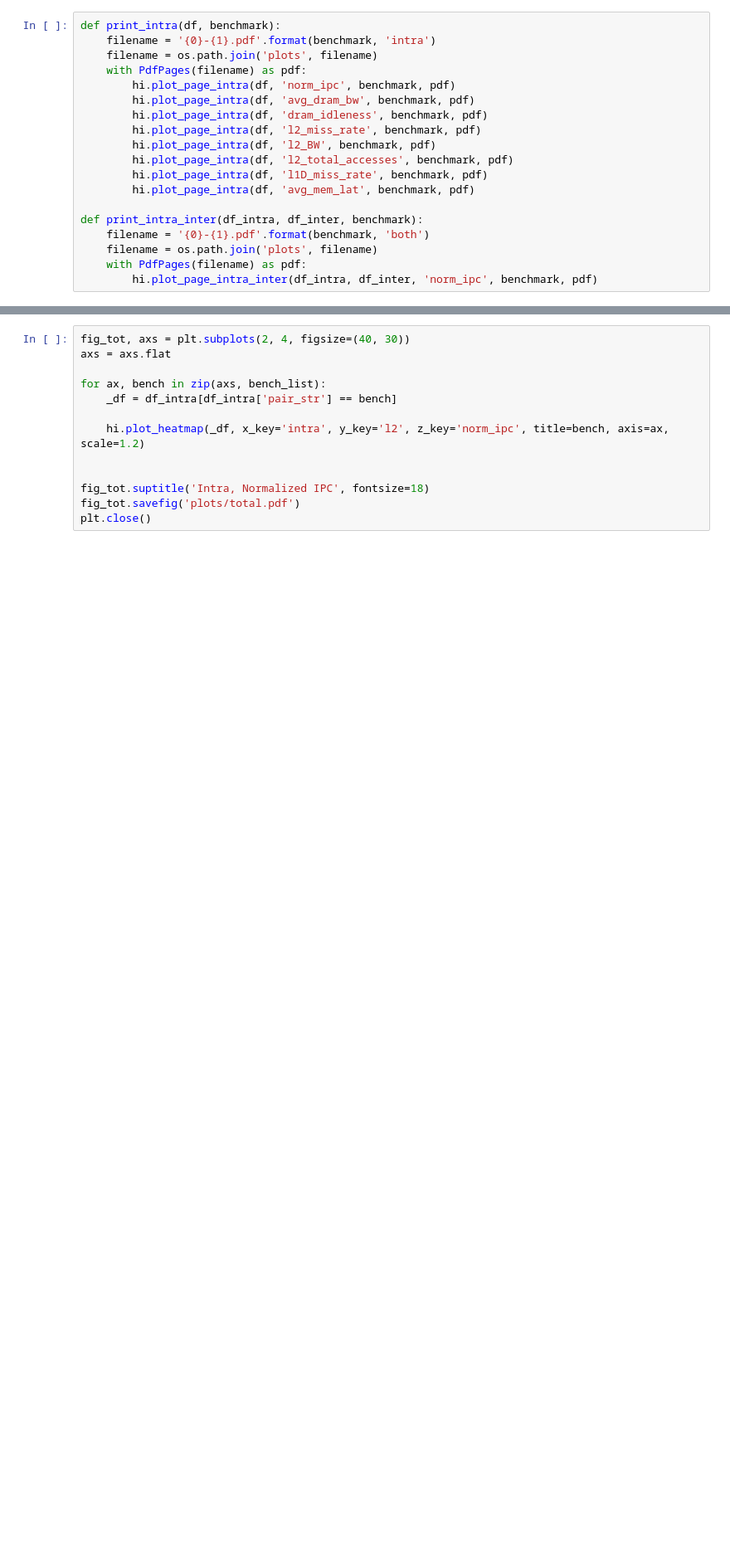
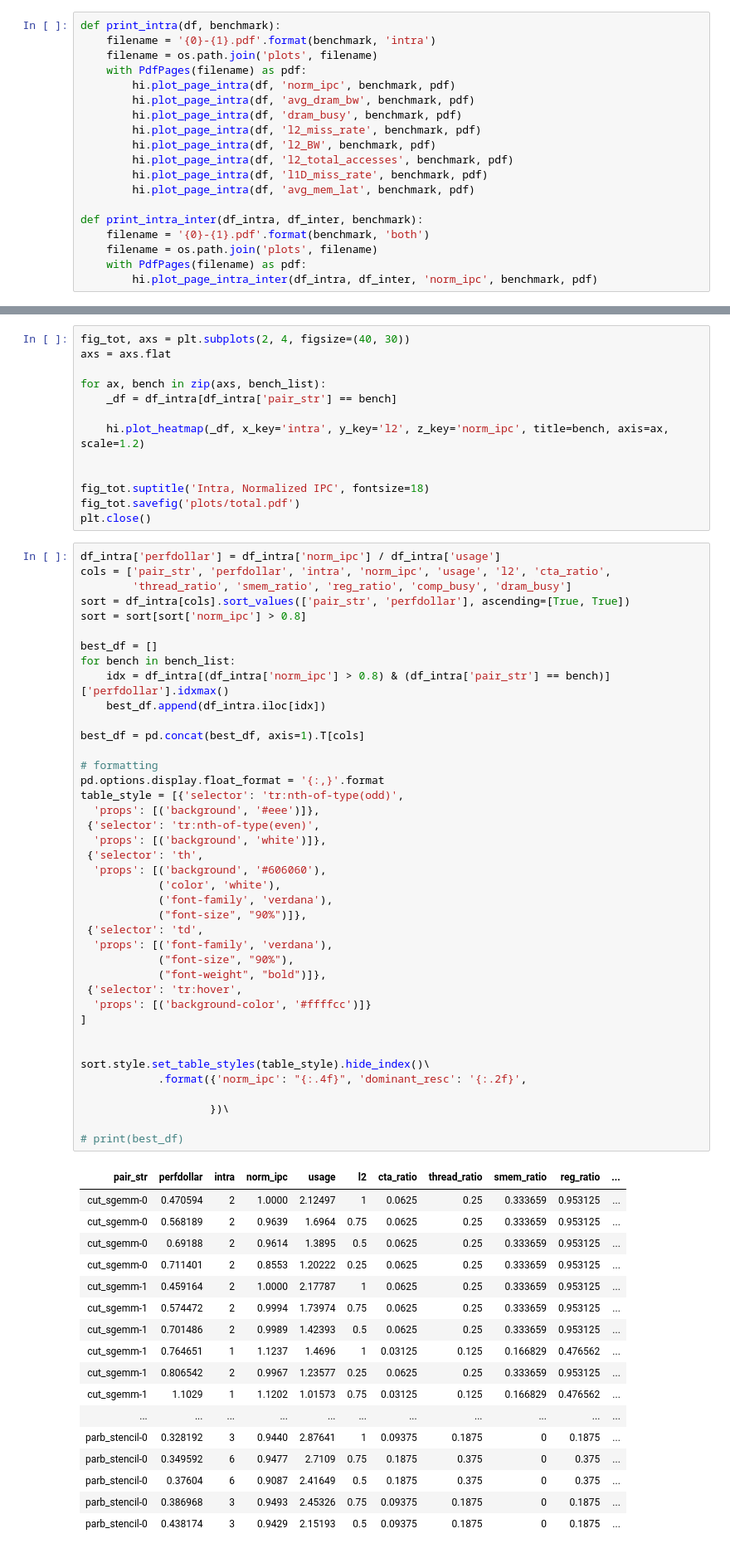
Before and after one commit to UofT-EcoSystem/gpgpu-sim_simulations, a Jupyter notebook: util/job_launching/results/gen-isolation.ipynb, the cells around one changed output, grey strips where cells are left out. Shown at 83% size. Saved outputs shown, nothing was run; the diff lists cells and outputs as text; blank space fills up the shorter version.

```diff
--- a/util/job_launching/results/gen-isolation.ipynb
+++ b/util/job_launching/results/gen-isolation.ipynb
@@ -96,7 +133,7 @@ def print_intra(df, benchmark):
     with PdfPages(filename) as pdf:
         hi.plot_page_intra(df, 'norm_ipc', benchmark, pdf)
         hi.plot_page_intra(df, 'avg_dram_bw', benchmark, pdf)
-        hi.plot_page_intra(df, 'dram_idleness', benchmark, pdf)
+        hi.plot_page_intra(df, 'dram_busy', benchmark, pdf)
         hi.plot_page_intra(df, 'l2_miss_rate', benchmark, pdf)
         hi.plot_page_intra(df, 'l2_BW', benchmark, pdf)
         hi.plot_page_intra(df, 'l2_total_accesses', benchmark, pdf)
@@ -143,3 +180,61 @@ for ax, bench in zip(axs, bench_list):
 fig_tot.suptitle('Intra, Normalized IPC', fontsize=18)
 fig_tot.savefig('plots/total.pdf')
 plt.close()
+# %%
+df_intra['perfdollar'] = df_intra['norm_ipc'] / df_intra['usage']
+cols = ['pair_str', 'perfdollar', 'intra', 'norm_ipc', 'usage', 'l2', 'cta_ratio',
+        'thread_ratio', 'smem_ratio', 'reg_ratio', 'comp_busy', 'dram_busy']
+sort = df_intra[cols].sort_values(['pair_str', 'perfdollar'], ascending=[True, True])
+sort = sort[sort['norm_ipc'] > 0.8]
+
+best_df = []
+for bench in bench_list:
+    idx = df_intra[(df_intra['norm_ipc'] > 0.8) & (df_intra['pair_str'] == bench)]['perfdollar'].idxmax()
+    best_df.append(df_intra.iloc[idx])
+
+best_df = pd.concat(best_df, axis=1).T[cols]
+
+# formatting
+pd.options.display.float_format = '{:,}'.format
+table_style = [{'selector': 'tr:nth-of-type(odd)',
+  'props': [('background', '#eee')]},
+ {'selector': 'tr:nth-of-type(even)',
+  'props': [('background', 'white')]},
+ {'selector': 'th',
+  'props': [('background', '#606060'),
+            ('color', 'white'),
+            ('font-family', 'verdana'),
+            ("font-size", "90%")]},
+ {'selector': 'td',
+  'props': [('font-family', 'verdana'),
+            ("font-size", "90%"),
+            ("font-weight", "bold")]},
+ {'selector': 'tr:hover',
+  'props': [('background-color', '#ffffcc')]}
+]
+
+
+sort.style.set_table_styles(table_style).hide_index()\
+            .format({'norm_ipc': "{:.4f}", 'dominant_resc': '{:.2f}',
+
+                    })\
+
+# print(best_df)
+# %% [output]
+| pair_str | perfdollar | intra | norm_ipc | usage | l2 | cta_ratio | thread_ratio | smem_ratio | reg_ratio | ... |
+| cut_sgemm-0 | 0.470594 | 2 | 1.0000 | 2.12497 | 1 | 0.0625 | 0.25 | 0.333659 | 0.953125 | ... |
+| cut_sgemm-0 | 0.568189 | 2 | 0.9639 | 1.6964 | 0.75 | 0.0625 | 0.25 | 0.333659 | 0.953125 | ... |
+| cut_sgemm-0 | 0.69188 | 2 | 0.9614 | 1.3895 | 0.5 | 0.0625 | 0.25 | 0.333659 | 0.953125 | ... |
+| cut_sgemm-0 | 0.711401 | 2 | 0.8553 | 1.20222 | 0.25 | 0.0625 | 0.25 | 0.333659 | 0.953125 | ... |
+| cut_sgemm-1 | 0.459164 | 2 | 1.0000 | 2.17787 | 1 | 0.0625 | 0.25 | 0.333659 | 0.953125 | ... |
+| cut_sgemm-1 | 0.574472 | 2 | 0.9994 | 1.73974 | 0.75 | 0.0625 | 0.25 | 0.333659 | 0.953125 | ... |
+| cut_sgemm-1 | 0.701486 | 2 | 0.9989 | 1.42393 | 0.5 | 0.0625 | 0.25 | 0.333659 | 0.953125 | ... |
+| cut_sgemm-1 | 0.764651 | 1 | 1.1237 | 1.4696 | 1 | 0.03125 | 0.125 | 0.166829 | 0.476562 | ... |
+| cut_sgemm-1 | 0.806542 | 2 | 0.9967 | 1.23577 | 0.25 | 0.0625 | 0.25 | 0.333659 | 0.953125 | ... |
+| cut_sgemm-1 | 1.1029 | 1 | 1.1202 | 1.01573 | 0.75 | 0.03125 | 0.125 | 0.166829 | 0.476562 | ... |
+| ... | ... | ... | ... | ... | ... | ... | ... | ... | ... | ... |
+| parb_stencil-0 | 0.328192 | 3 | 0.9440 | 2.87641 | 1 | 0.09375 | 0.1875 | 0 | 0.1875 | ... |
+| parb_stencil-0 | 0.349592 | 6 | 0.9477 | 2.7109 | 0.75 | 0.1875 | 0.375 | 0 | 0.375 | ... |
+| parb_stencil-0 | 0.37604 | 6 | 0.9087 | 2.41649 | 0.5 | 0.1875 | 0.375 | 0 | 0.375 | ... |
+| parb_stencil-0 | 0.386968 | 3 | 0.9493 | 2.45326 | 0.75 | 0.09375 | 0.1875 | 0 | 0.1875 | ... |
+| parb_stencil-0 | 0.438174 | 3 | 0.9429 | 2.15193 | 0.5 | 0.09375 | 0.1875 | 0 | 0.1875 | ... |
```
Also changed, not shown: parts of 4 cells of this notebook, 1 other file.
